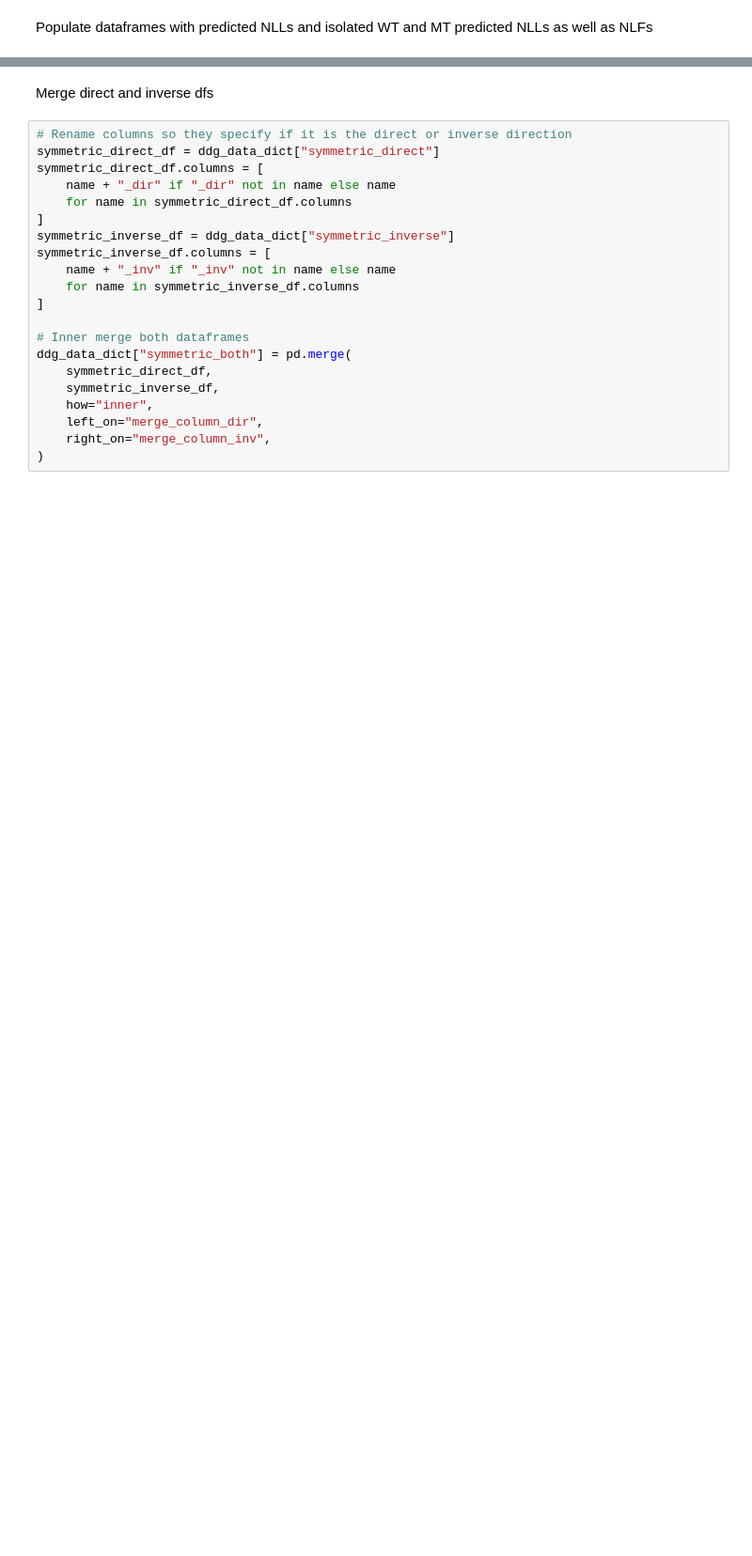
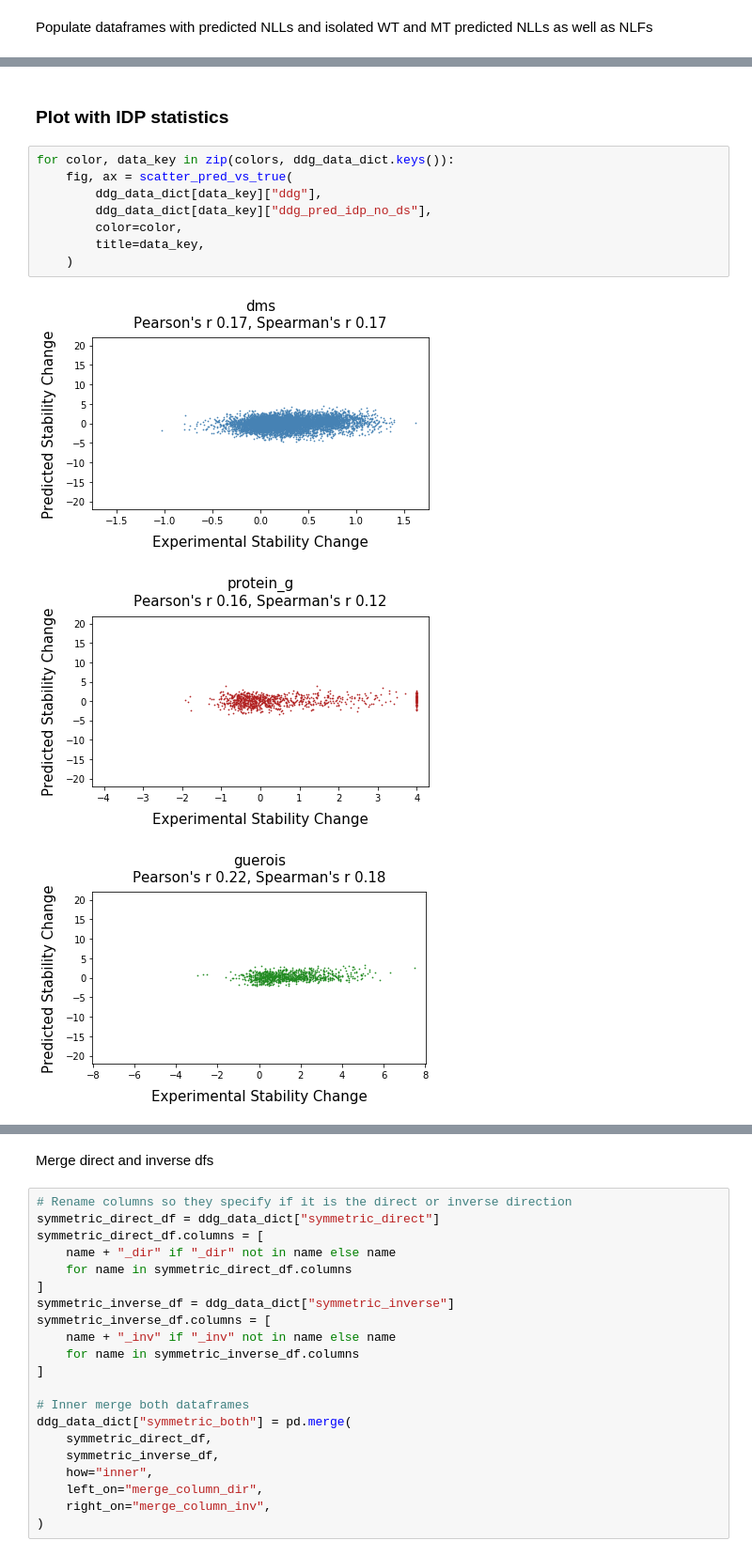
Before and after one commit to maher-kassem/cavity_model, a Jupyter notebook: cavity_model_pipeline.ipynb, the cells around one changed output, grey strips where cells are left out. Shown: that part at 94% size. Cells and saved outputs as stored; diff of their text form; blank space fills up the shorter version.

Commit message:
Added IDP statistics and prepared for fragments

```diff
--- a/cavity_model_pipeline.ipynb
+++ b/cavity_model_pipeline.ipynb
@@ -166,0 +209,14 @@ for color, data_key in zip(colors, ddg_data_dict.keys()):
+# %% [markdown]
+### Plot with IDP statistics
+# %%
+for color, data_key in zip(colors, ddg_data_dict.keys()):
+    fig, ax = scatter_pred_vs_true(
+        ddg_data_dict[data_key]["ddg"],
+        ddg_data_dict[data_key]["ddg_pred_idp_no_ds"],
+        color=color,
+        title=data_key,
+    )
+# %% [output]
+[figure, added]
+[figure, added]
+[figure, added]
```
Also changed, not shown: parts of 32 cells of this notebook, 2 other files.
